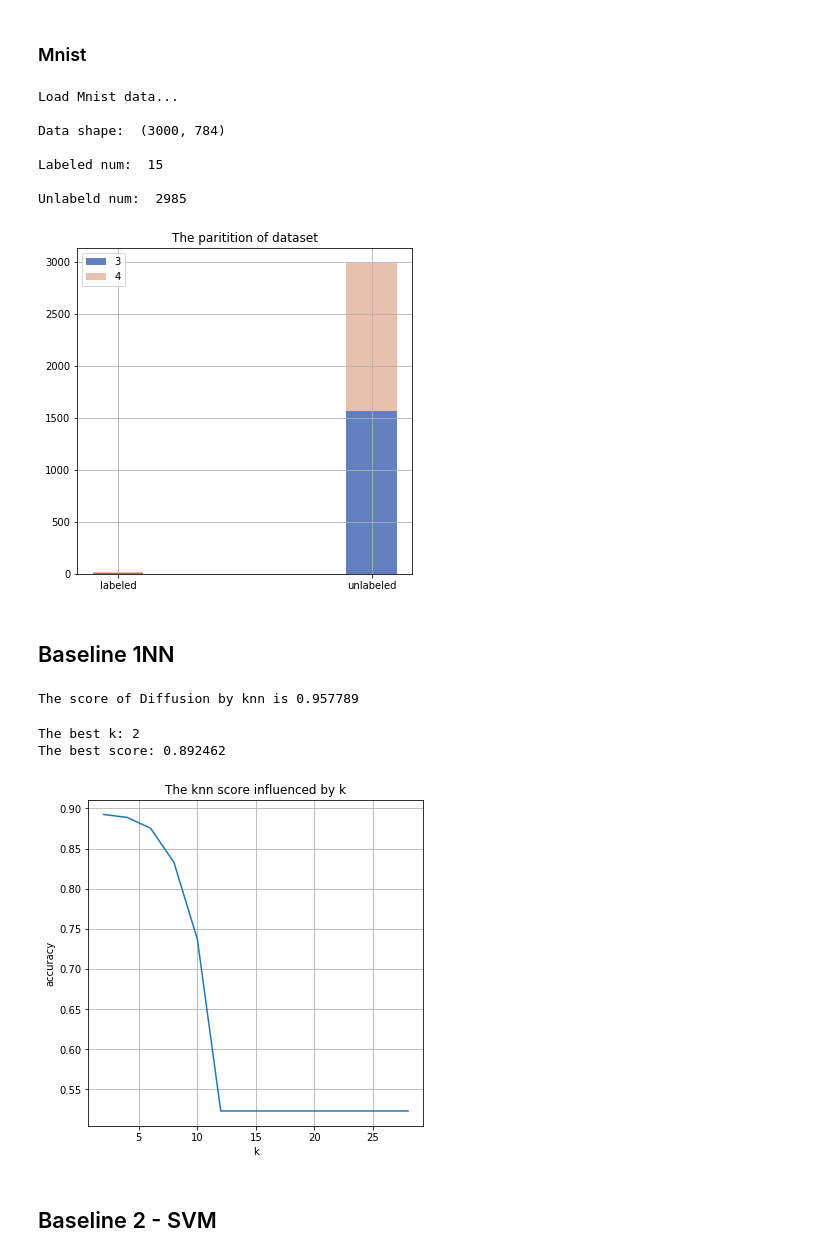
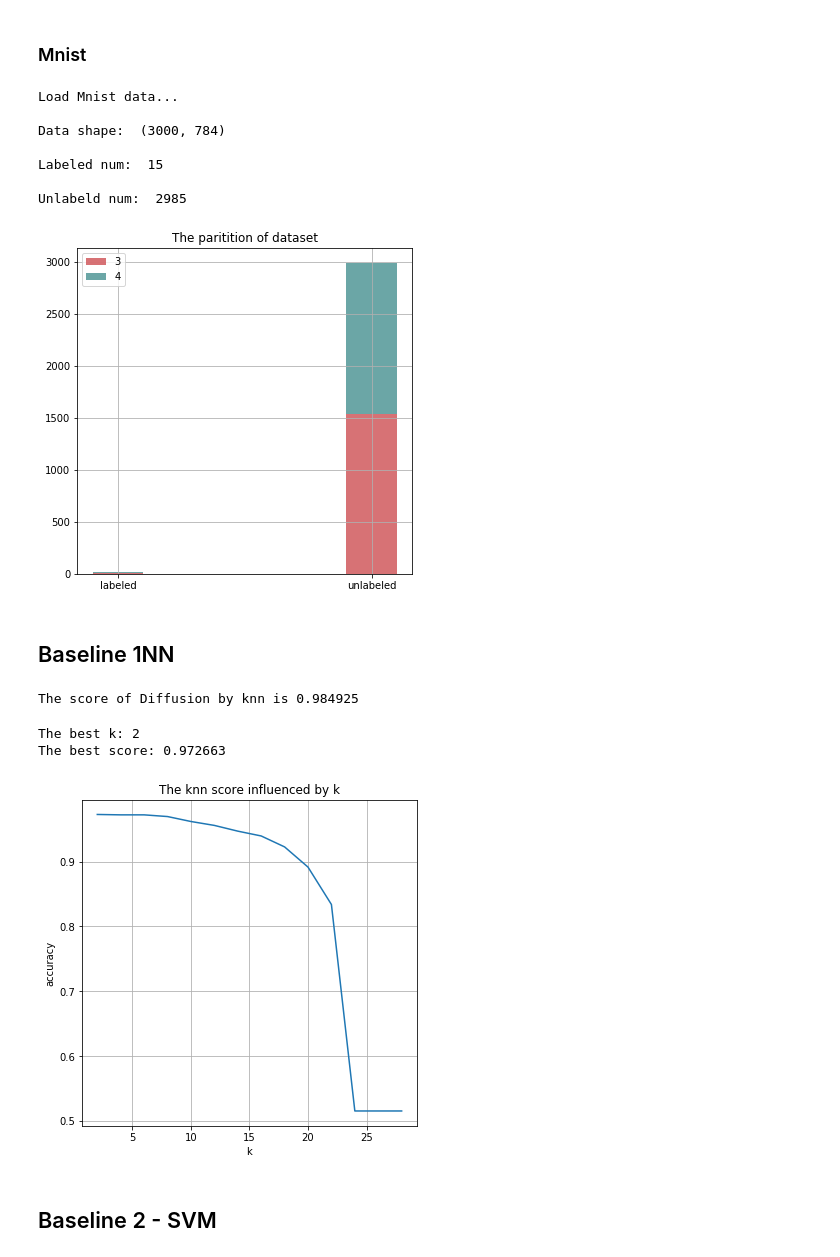
Before and after one commit to Papers-Collection/DecodePaper, a Jupyter notebook: notebook/GRFH.ipynb, the cells around one changed output. Cells and saved outputs as stored; diff of their text form; code cells hidden in the pictures.

```diff
--- a/notebook/GRFH.ipynb
+++ b/notebook/GRFH.ipynb
@@ -58,35 +57,35 @@ class SelectData:
 # %%
 x_train, y_train = SelectData(dataset.trainX, dataset.trainY).select([3, 4])
 n = x_train.shape[0]  # 样本数
 train_size = 3000
 
 # shuffle data
-idx = np.random.permutation(n)
-xs = x_train[idx][:train_size].reshape((-1, 28*28))
-ys = y_train[idx][:train_size]
+idx = np.random.permutation(train_size)
+xs = x_train[:train_size][idx].reshape((-1, 28*28)) / 255.
+ys = y_train[:train_size][idx]
 
 percent_u = .995 # 无标签数据占比
 U = int(percent_u * train_size)
 L =  train_size-U
 
 x_l = xs[:L]
 x_u = xs[L:]
 y_l = ys[:L]
 y_u = ys[L:]
 print("Load Mnist data...\n")
 print("Data shape: ", xs.shape)
 print("\nLabeled num: ", L)
 print("\nUnlabeld num: ", U)
 analyse_data(ys, L)
 # %% [output]
 Load Mnist data...
 
 Data shape:  (3000, 784)
 
 Labeled num:  15
 
 Unlabeld num:  2985
-[figure, old version]
+[figure, new version]
 # %% [markdown]
 ## Baseline 1NN
 # %%
@@ -113,7 +112,7 @@ M = KNN(1)
 M.fit(x_l, x_u, y_l)
 print("The score of Diffusion by knn is %f" % M.score(y_u))
 # %% [output]
-The score of Diffusion by knn is 0.957789
+The score of Diffusion by knn is 0.984925
 # %%
 def test_knn(x_l,x_u,y_l, y_u):
     lk = range(2, 30, 2)
@@ -137,8 +136,8 @@ def test_knn(x_l,x_u,y_l, y_u):
 test_knn(x_l,x_u,y_l, y_u)
 # %% [output]
 The best k: 2
-The best score: 0.892462
+The best score: 0.972663
-[figure, old version]
+[figure, new version]
 # %% [markdown]
 ## Baseline 2 - SVM
 # %%
```
Also changed, not shown: parts of 12 cells of this notebook, 7 other files.
